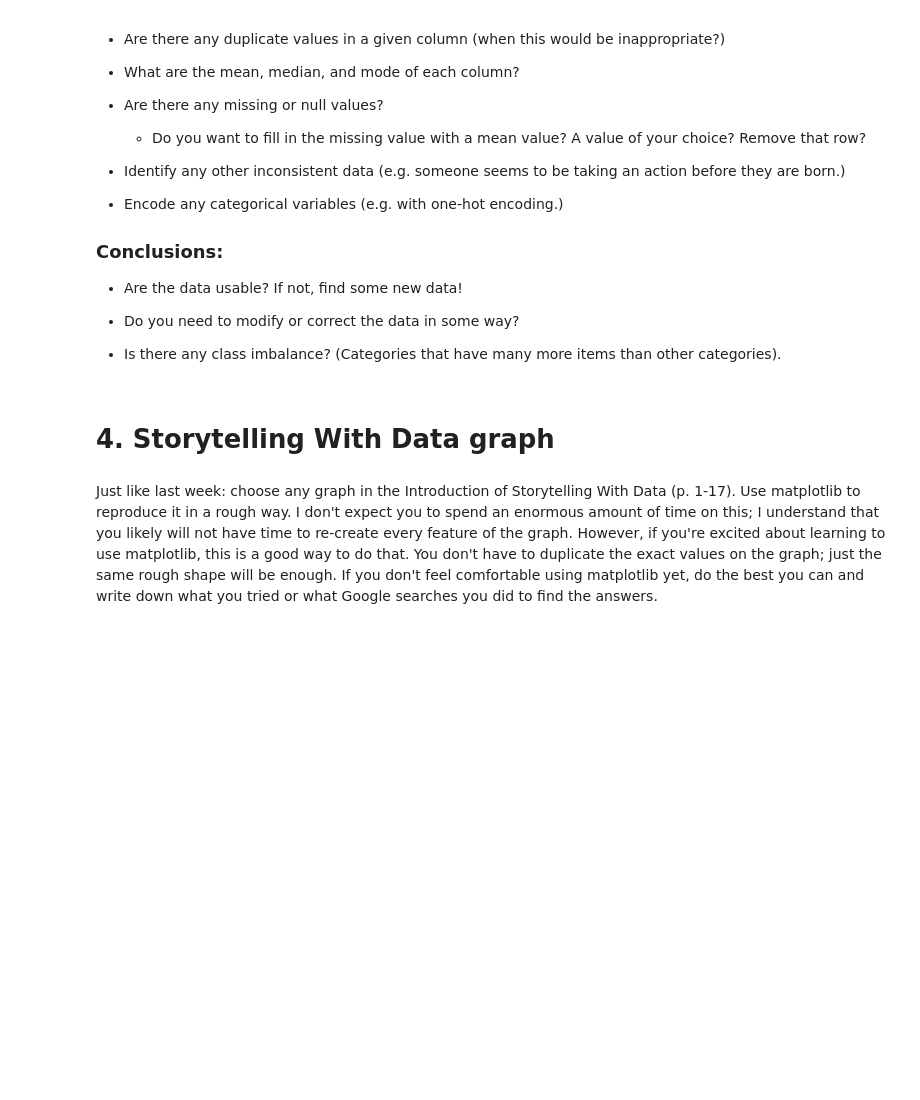
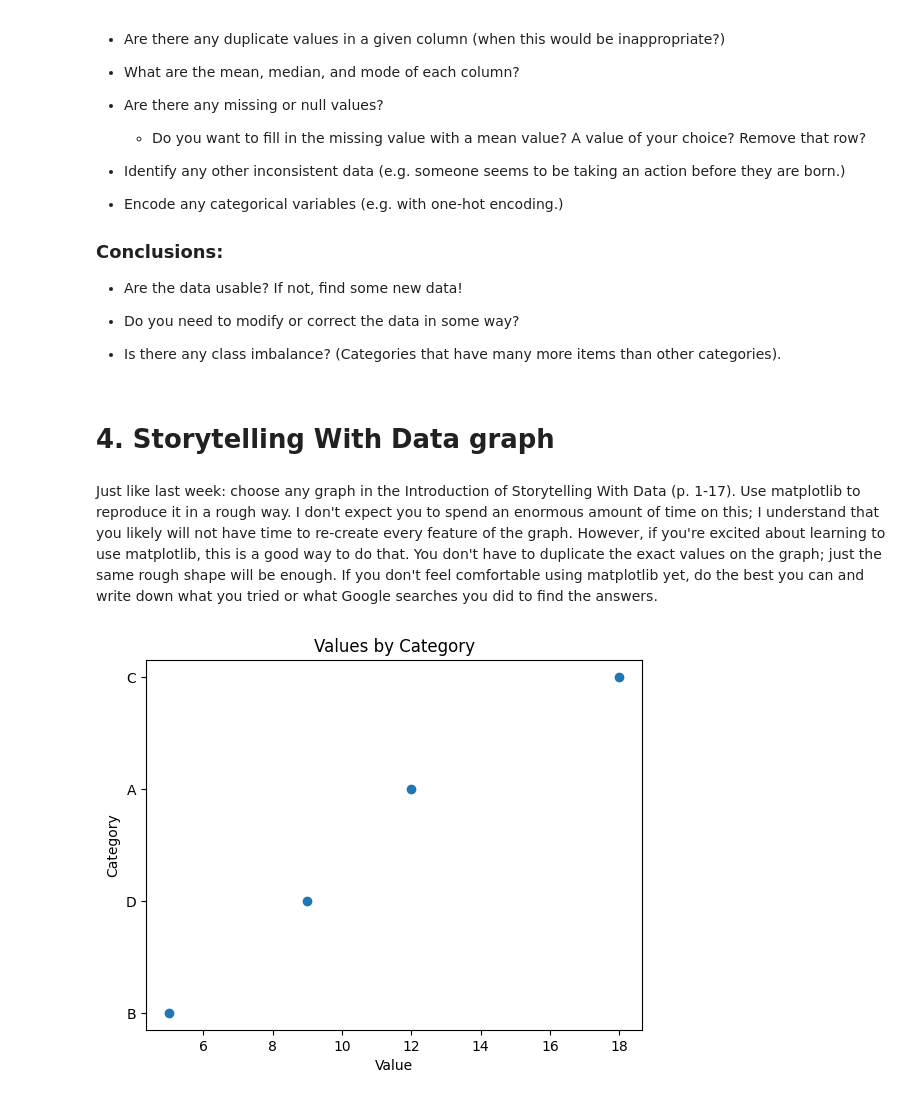
Before and after one commit to SalhaMo/Module-B-semester-2, a Jupyter notebook: Week2.ipynb, the cells around one changed output. Cells and saved outputs as stored; diff of their text form; code cells hidden in the pictures; blank space fills up the shorter version.

```diff
--- a/Week2.ipynb
+++ b/Week2.ipynb
@@ -166,3 +166,21 @@ This week, you will do the same types of exercises as last week, but you should
 # 4. Storytelling With Data graph
 # %% [markdown]
 Just like last week: choose any graph in the Introduction of Storytelling With Data (p. 1-17). Use matplotlib to reproduce it in a rough way. I don't expect you to spend an enormous amount of time on this; I understand that you likely will not have time to re-create every feature of the graph. However, if you're excited about learning to use matplotlib, this is a good way to do that. You don't have to duplicate the exact values on the graph; just the same rough shape will be enough.  If you don't feel comfortable using matplotlib yet, do the best you can and write down what you tried or what Google searches you did to find the answers.
+# %%
+! pip install -qq matplotlib
+import matplotlib.pyplot as plt
+
+df = pd.DataFrame({
+    "Category": ["A", "B", "C", "D"],
+    "Value": [12, 5, 18, 9]
+}).sort_values("Value")
+
+plt.scatter(df["Value"], df["Category"])
+
+plt.xlabel("Value")
+plt.ylabel("Category")
+plt.title("Values by Category")
+
+plt.show()
+# %% [output]
+[figure, added]
```
